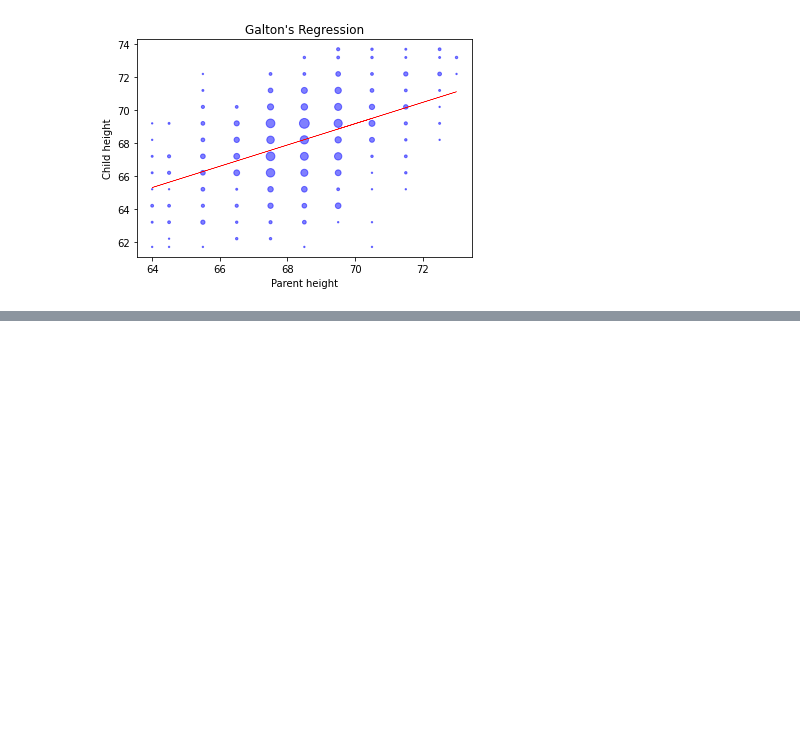
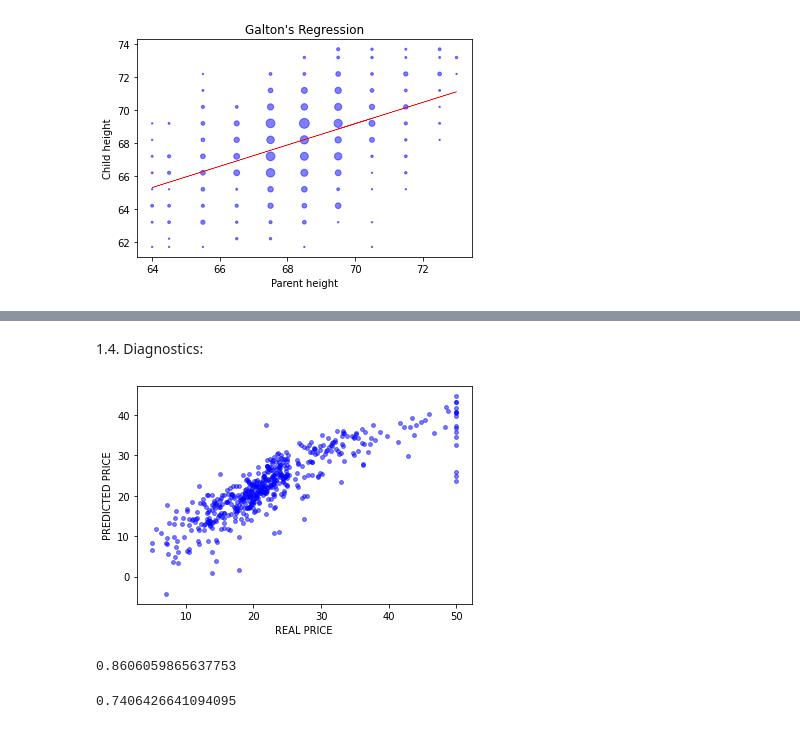
Before and after one commit to hayaboy/datascience, a Jupyter notebook: 수치예측목적을_위한_지도학습_모델_응용.ipynb, the cells around one changed output, grey strips where cells are left out. Cells and saved outputs as stored; diff of their text form; code cells hidden in the pictures; blank space fills up the shorter version.

```diff
--- a/수치예측목적을_위한_지도학습_모델_응용.ipynb
+++ b/수치예측목적을_위한_지도학습_모델_응용.ipynb
@@ -130,0 +367,23 @@ plt.show()
+# %% [markdown]
+1.4. Diagnostics:
+# %%
+# In-sample prediction.
+predY = lm.predict(X)
+# %%
+# Display real Y vs predicted Y.
+plt.scatter(Y,predY,c = 'blue', s=15, alpha=0.5)
+plt.xlabel('REAL PRICE')
+plt.ylabel('PREDICTED PRICE')
+plt.show()
+# %% [output]
+[figure, added]
+# %%
+# Calculate the correlation between the real Y and predicted Y.
+pd.Series(Y[:,0]).corr(pd.Series(predY[:,0]))
+# %% [output]
+0.8606059865637753
+# %%
+# Coefficient of determination (R^2):
+lm.score(X,Y)
+# %% [output]
+0.7406426641094095
```
Also changed, not shown: parts of 25 cells of this notebook.
